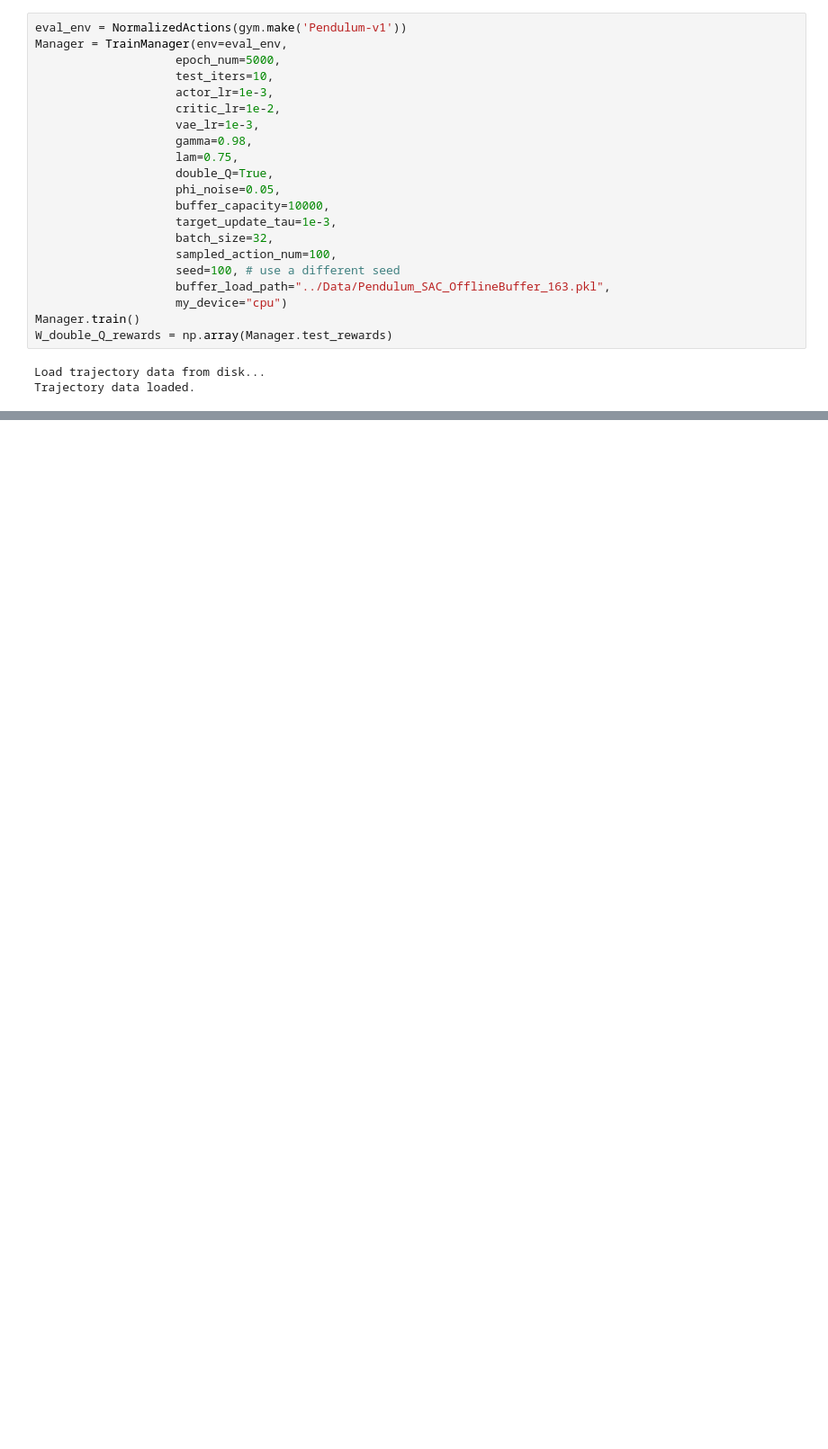
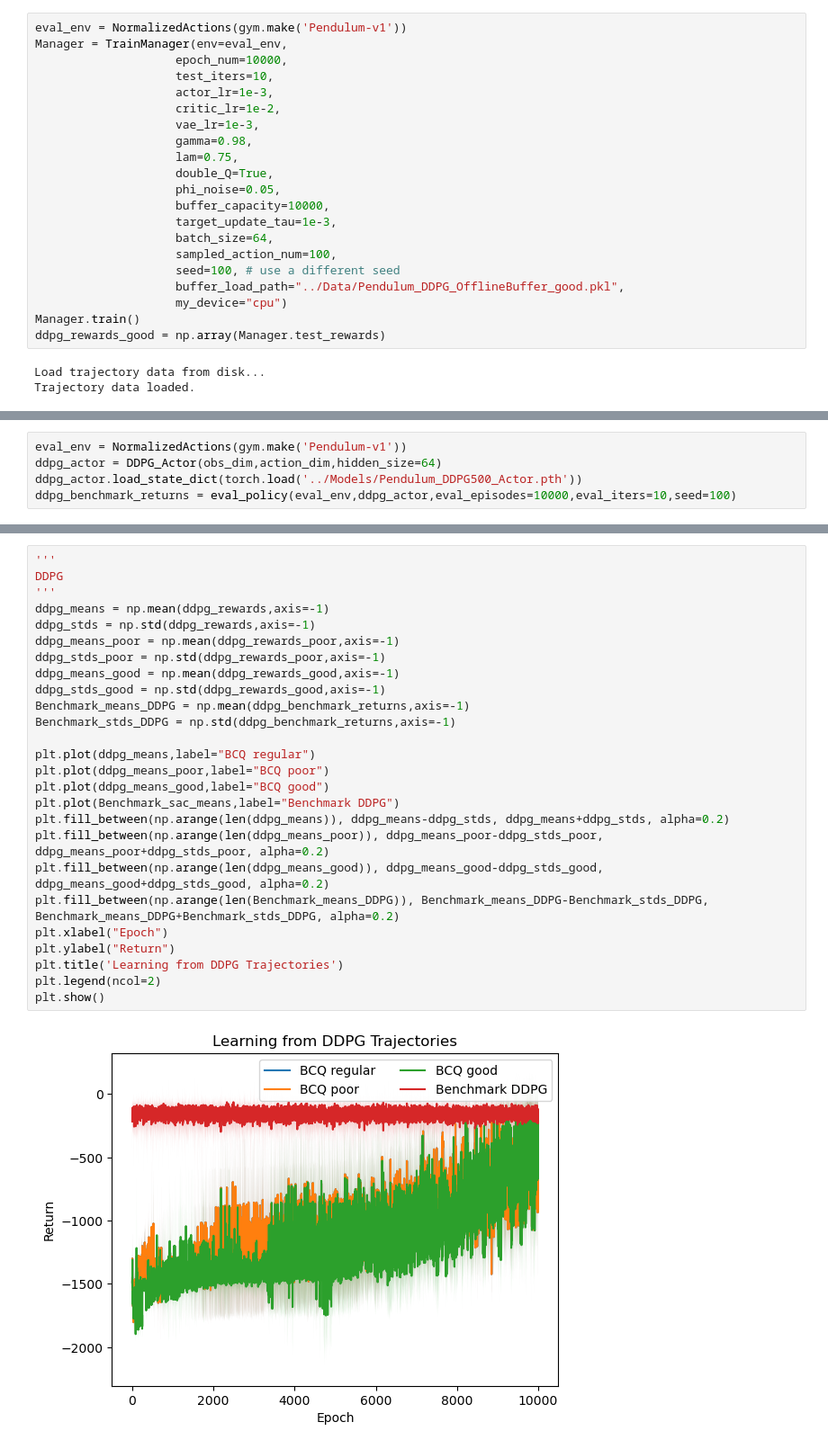
Before and after one commit to RanZhu1989/RL_PlayGround, a Jupyter notebook: Offline_RL/BCQ_continuous.ipynb, the cells around one changed output, grey strips where cells are left out. Shown: that part at 90% size. Drawn from its saved outputs; the diff is of its cells as text; blank space fills up the shorter version.

```diff
--- a/Offline_RL/BCQ_continuous.ipynb
+++ b/Offline_RL/BCQ_continuous.ipynb
@@ -464,7 +632,7 @@ Trajectory data loaded.
 # %%
 eval_env = NormalizedActions(gym.make('Pendulum-v1'))
 Manager = TrainManager(env=eval_env,
-                    epoch_num=5000,
+                    epoch_num=10000,
                     test_iters=10,
                     actor_lr=1e-3,
                     critic_lr=1e-2,
@@ -475,13 +643,13 @@ Manager = TrainManager(env=eval_env,
                     phi_noise=0.05,
                     buffer_capacity=10000,
                     target_update_tau=1e-3,
-                    batch_size=32,
+                    batch_size=64,
                     sampled_action_num=100,
                     seed=100, # use a different seed
-                    buffer_load_path="../Data/Pendulum_SAC_OfflineBuffer_163.pkl",
+                    buffer_load_path="../Data/Pendulum_DDPG_OfflineBuffer_good.pkl",
                     my_device="cpu")
 Manager.train()
-W_double_Q_rewards = np.array(Manager.test_rewards)
+ddpg_rewards_good = np.array(Manager.test_rewards)
 # %% [output]
 Load trajectory data from disk...
 Trajectory data loaded.
@@ -568,2 +684,7 @@ sac_benchmark_returns = eval_policy(eval_env,sac_actor,eval_episodes=5000,eval_i
+# %%
+eval_env = NormalizedActions(gym.make('Pendulum-v1'))
+ddpg_actor = DDPG_Actor(obs_dim,action_dim,hidden_size=64)
+ddpg_actor.load_state_dict(torch.load('../Models/Pendulum_DDPG500_Actor.pth'))
+ddpg_benchmark_returns = eval_policy(eval_env,ddpg_actor,eval_episodes=10000,eval_iters=10,seed=100)
 # %%
 '''
@@ -591,0 +717,28 @@ plt.show()
+# %%
+'''
+DDPG
+'''
+ddpg_means = np.mean(ddpg_rewards,axis=-1)
+ddpg_stds = np.std(ddpg_rewards,axis=-1)
+ddpg_means_poor = np.mean(ddpg_rewards_poor,axis=-1)
+ddpg_stds_poor = np.std(ddpg_rewards_poor,axis=-1)
+ddpg_means_good = np.mean(ddpg_rewards_good,axis=-1)
+ddpg_stds_good = np.std(ddpg_rewards_good,axis=-1)
+Benchmark_means_DDPG = np.mean(ddpg_benchmark_returns,axis=-1)
+Benchmark_stds_DDPG = np.std(ddpg_benchmark_returns,axis=-1)
+
+plt.plot(ddpg_means,label="BCQ regular")
+plt.plot(ddpg_means_poor,label="BCQ poor")
+plt.plot(ddpg_means_good,label="BCQ good")
+plt.plot(Benchmark_sac_means,label="Benchmark DDPG")
+plt.fill_between(np.arange(len(ddpg_means)), ddpg_means-ddpg_stds, ddpg_means+ddpg_stds, alpha=0.2)
+plt.fill_between(np.arange(len(ddpg_means_poor)), ddpg_means_poor-ddpg_stds_poor, ddpg_means_poor+ddpg_stds_poor, alpha=0.2)
+plt.fill_between(np.arange(len(ddpg_means_good)), ddpg_means_good-ddpg_stds_good, ddpg_means_good+ddpg_stds_good, alpha=0.2)
+plt.fill_between(np.arange(len(Benchmark_means_DDPG)), Benchmark_means_DDPG-Benchmark_stds_DDPG, Benchmark_means_DDPG+Benchmark_stds_DDPG, alpha=0.2)
+plt.xlabel("Epoch")
+plt.ylabel("Return")
+plt.title('Learning from DDPG Trajectories')
+plt.legend(ncol=2)
+plt.show()
+# %% [output]
+[figure, added]
```
Also changed, not shown: parts of 14 cells of this notebook, 14 other files.
